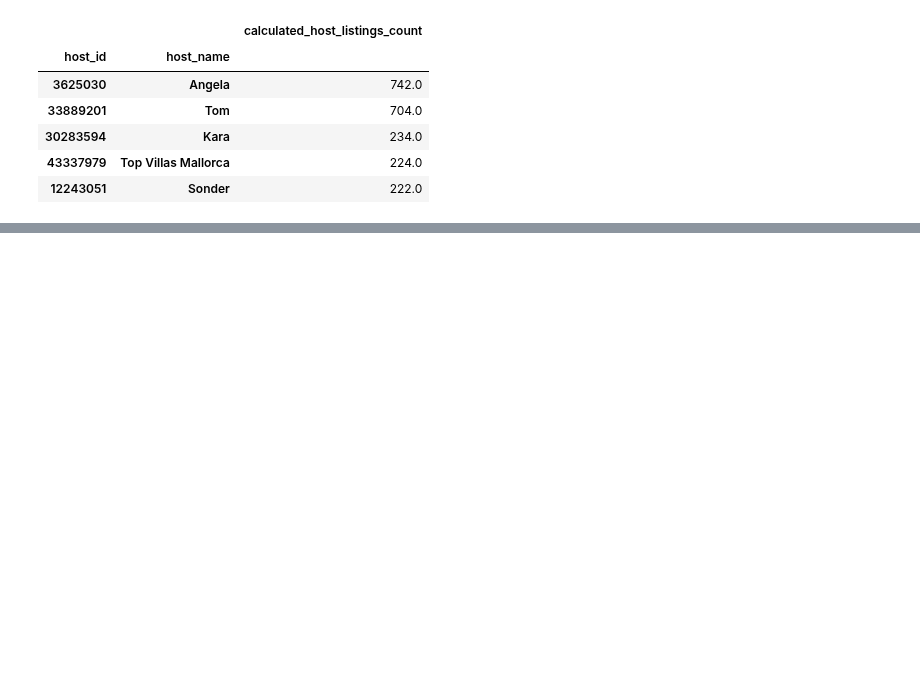
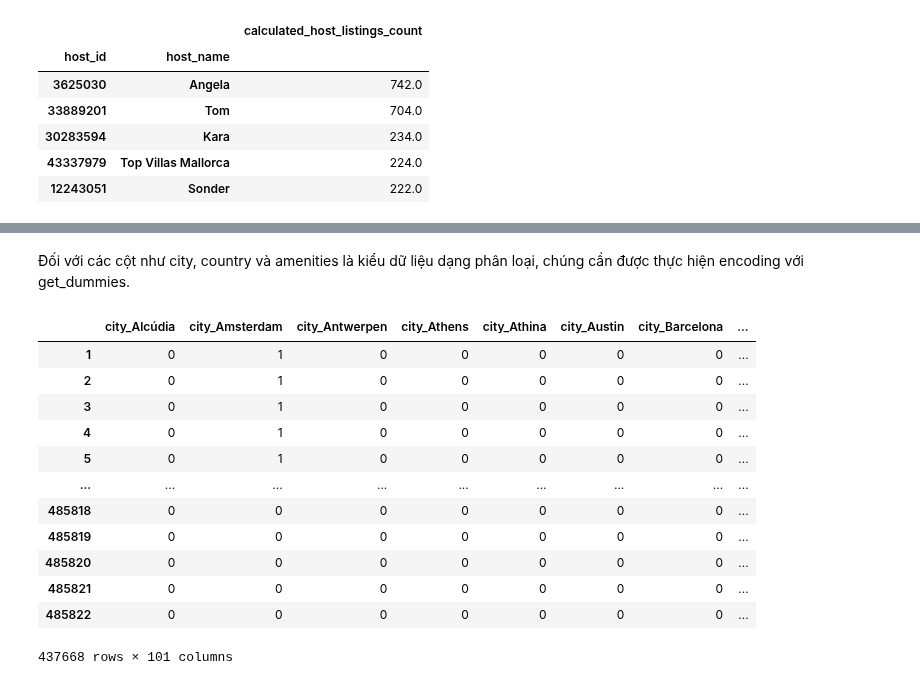
Before and after one commit to 19127592/PTDLUD, a Jupyter notebook: Project.ipynb, the cells around one changed output, grey strips where cells are left out. Saved outputs shown, nothing was run; the diff lists cells and outputs as text; code cells hidden in the pictures; blank space fills up the shorter version.

```diff
--- a/Project.ipynb
+++ b/Project.ipynb
@@ -271,0 +314,3 @@ df2[['host_id','host_name','calculated_host_listings_count']].groupby(['host_id'
+# %%
+top_city = 100
+need_city = df2['city'].value_counts().head(top_city).index.tolist()
@@ -271,0 +323,2 @@ df2[['host_id','host_name','calculated_host_listings_count']].groupby(['host_id'
+# %%
+df2.loc[~df2['city'].isin(need_city), 'city'] = 'Other'
@@ -271,0 +333,22 @@ df2[['host_id','host_name','calculated_host_listings_count']].groupby(['host_id'
+# %%
+# Encode categorical columns with spearman's rank correlation
+df4 = df2.copy()
+def encode(df, feature):
+    ordering = pd.DataFrame()
+    ordering['val'] = df[feature].unique()
+    ordering.index = ordering.val
+    ordering['spmean'] = df[[feature, 'price']].groupby(feature).mean()['price']
+    ordering = ordering.sort_values('spmean')
+    ordering['ordering'] = range(1, ordering.shape[0]+1)
+    print(feature,ordering[['spmean','ordering']])
+    ordering = ordering['ordering'].to_dict()
+
+    for cat, o in ordering.items():
+        df.loc[df[feature] == cat, feature+'_E'] = o
+
+encoded_cols = []
+for q in categorical_cols:
+    encode(df4,q)
+    encoded_cols.append(q+'_E')
+
+df4['amenities'] = df4['amenities'].transform(lambda x: x.lower().split(","))
@@ -271,0 +373,23 @@ df2[['host_id','host_name','calculated_host_listings_count']].groupby(['host_id'
+# %% [markdown]
+Đối với các cột như city, country và amenities là kiểu dữ liệu dạng phân loại, chúng cần được thực hiện encoding với get_dummies.
+# %%
+dummy_city = pd.get_dummies(df4.city, prefix="city")
+dummy_country = pd.get_dummies(df4.country, prefix="country")
+mlb = MultiLabelBinarizer()
+dummy_amenities = pd.DataFrame(mlb.fit_transform(df4['amenities']),columns=mlb.classes_, index=df4.index)
+# %%
+dummy_city
+# %% [output]
+|  | city_Alcúdia | city_Amsterdam | city_Antwerpen | city_Athens | city_Athina | city_Austin | city_Barcelona | ... |
+| 1 | 0 | 1 | 0 | 0 | 0 | 0 | 0 | ... |
+| 2 | 0 | 1 | 0 | 0 | 0 | 0 | 0 | ... |
+| 3 | 0 | 1 | 0 | 0 | 0 | 0 | 0 | ... |
+| 4 | 0 | 1 | 0 | 0 | 0 | 0 | 0 | ... |
+| 5 | 0 | 1 | 0 | 0 | 0 | 0 | 0 | ... |
+| ... | ... | ... | ... | ... | ... | ... | ... | ... |
+| 485818 | 0 | 0 | 0 | 0 | 0 | 0 | 0 | ... |
+| 485819 | 0 | 0 | 0 | 0 | 0 | 0 | 0 | ... |
+| 485820 | 0 | 0 | 0 | 0 | 0 | 0 | 0 | ... |
+| 485821 | 0 | 0 | 0 | 0 | 0 | 0 | 0 | ... |
+| 485822 | 0 | 0 | 0 | 0 | 0 | 0 | 0 | ... |
+437668 rows × 101 columns
```
Also changed, not shown: parts of 41 cells of this notebook.
